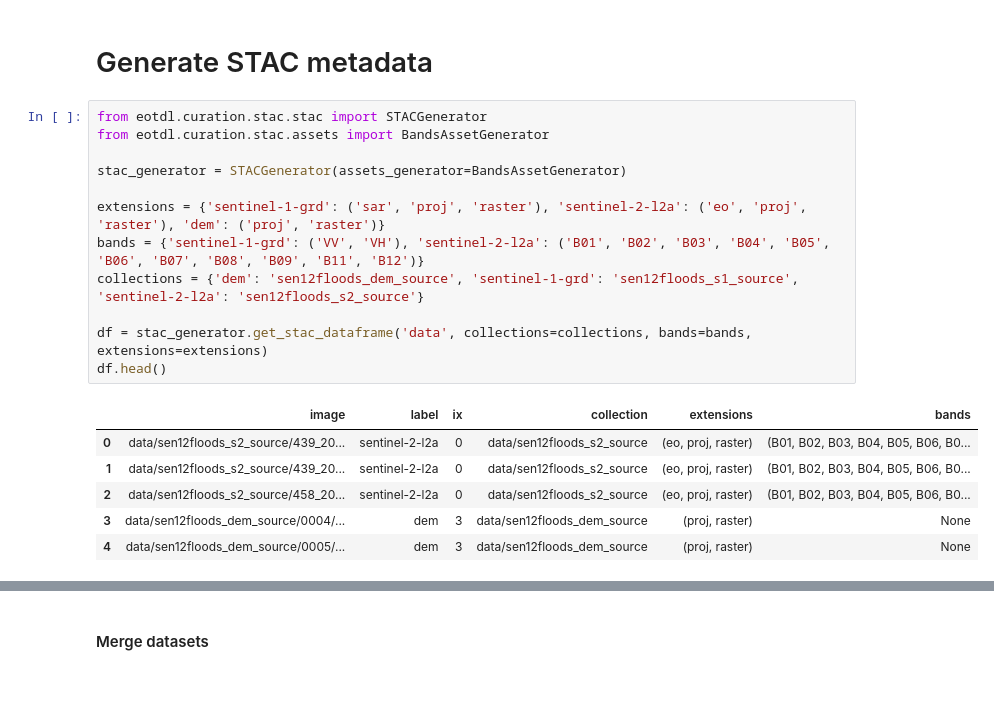
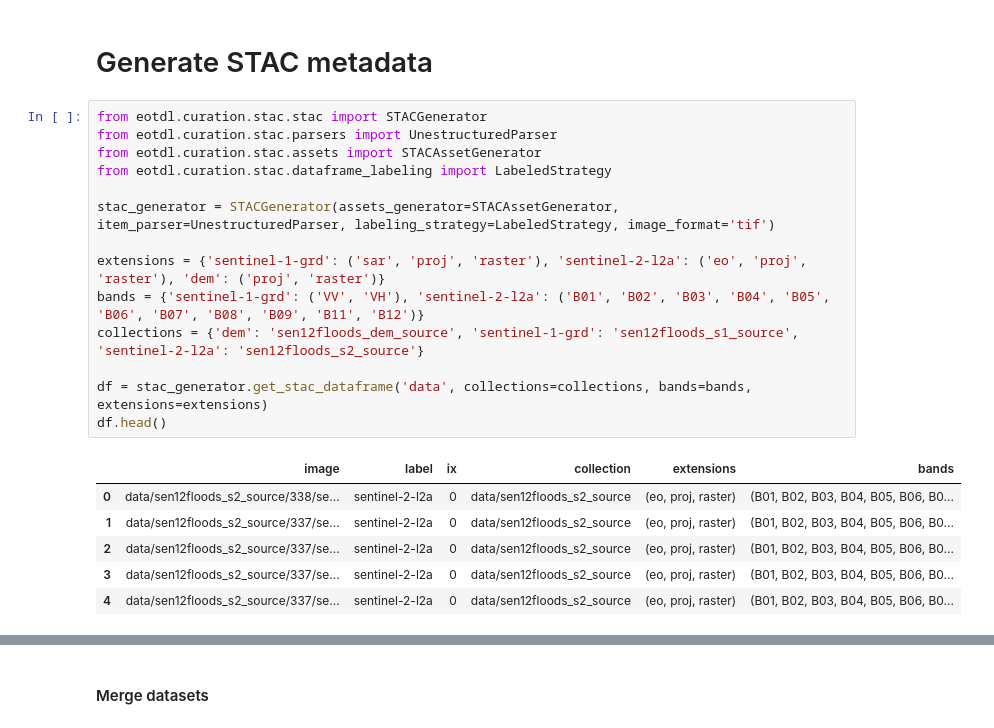
Before and after one commit to earthpulse/eotdl, a Jupyter notebook: tutorials/usecases/usecaseB/use-case-b.ipynb, the cells around one changed output, grey strips where cells are left out. Drawn from its saved outputs; the diff is of its cells as text; blank space fills up the shorter version.

```diff
--- a/tutorials/usecases/usecaseB/use-case-b.ipynb
+++ b/tutorials/usecases/usecaseB/use-case-b.ipynb
@@ -1286,21 +1295,23 @@ formatter.format_folders()
 # Generate STAC metadata
 # %%
 from eotdl.curation.stac.stac import STACGenerator
-from eotdl.curation.stac.assets import BandsAssetGenerator
+from eotdl.curation.stac.parsers import UnestructuredParser
+from eotdl.curation.stac.assets import STACAssetGenerator
+from eotdl.curation.stac.dataframe_labeling import LabeledStrategy
 
-stac_generator = STACGenerator(assets_generator=BandsAssetGenerator)
+stac_generator = STACGenerator(assets_generator=STACAssetGenerator, item_parser=UnestructuredParser, labeling_strategy=LabeledStrategy, image_format='tif')
 
 extensions = {'sentinel-1-grd': ('sar', 'proj', 'raster'), 'sentinel-2-l2a': ('eo', 'proj', 'raster'), 'dem': ('proj', 'raster')}
 bands = {'sentinel-1-grd': ('VV', 'VH'), 'sentinel-2-l2a': ('B01', 'B02', 'B03', 'B04', 'B05', 'B06', 'B07', 'B08', 'B09', 'B11', 'B12')}
 collections = {'dem': 'sen12floods_dem_source', 'sentinel-1-grd': 'sen12floods_s1_source', 'sentinel-2-l2a': 'sen12floods_s2_source'}
 
 df = stac_generator.get_stac_dataframe('data', collections=collections, bands=bands, extensions=extensions)
 df.head()
 # %% [output]
 |  | image | label | ix | collection | extensions | bands |
-| 0 | data/sen12floods_s2_source/439_20... | sentinel-2-l2a | 0 | data/sen12floods_s2_source | (eo, proj, raster) | (B01, B02, B03, B04, B05, B06, B0... |
-| 1 | data/sen12floods_s2_source/439_20... | sentinel-2-l2a | 0 | data/sen12floods_s2_source | (eo, proj, raster) | (B01, B02, B03, B04, B05, B06, B0... |
-| 2 | data/sen12floods_s2_source/458_20... | sentinel-2-l2a | 0 | data/sen12floods_s2_source | (eo, proj, raster) | (B01, B02, B03, B04, B05, B06, B0... |
-| 3 | data/sen12floods_dem_source/0004/... | dem | 3 | data/sen12floods_dem_source | (proj, raster) | None |
-| 4 | data/sen12floods_dem_source/0005/... | dem | 3 | data/sen12floods_dem_source | (proj, raster) | None |
+| 0 | data/sen12floods_s2_source/338/se... | sentinel-2-l2a | 0 | data/sen12floods_s2_source | (eo, proj, raster) | (B01, B02, B03, B04, B05, B06, B0... |
+| 1 | data/sen12floods_s2_source/337/se... | sentinel-2-l2a | 0 | data/sen12floods_s2_source | (eo, proj, raster) | (B01, B02, B03, B04, B05, B06, B0... |
+| 2 | data/sen12floods_s2_source/337/se... | sentinel-2-l2a | 0 | data/sen12floods_s2_source | (eo, proj, raster) | (B01, B02, B03, B04, B05, B06, B0... |
+| 3 | data/sen12floods_s2_source/337/se... | sentinel-2-l2a | 0 | data/sen12floods_s2_source | (eo, proj, raster) | (B01, B02, B03, B04, B05, B06, B0... |
+| 4 | data/sen12floods_s2_source/337/se... | sentinel-2-l2a | 0 | data/sen12floods_s2_source | (eo, proj, raster) | (B01, B02, B03, B04, B05, B06, B0... |
 # %%
```
Also changed, not shown: parts of 50 cells of this notebook, 44 other files.
